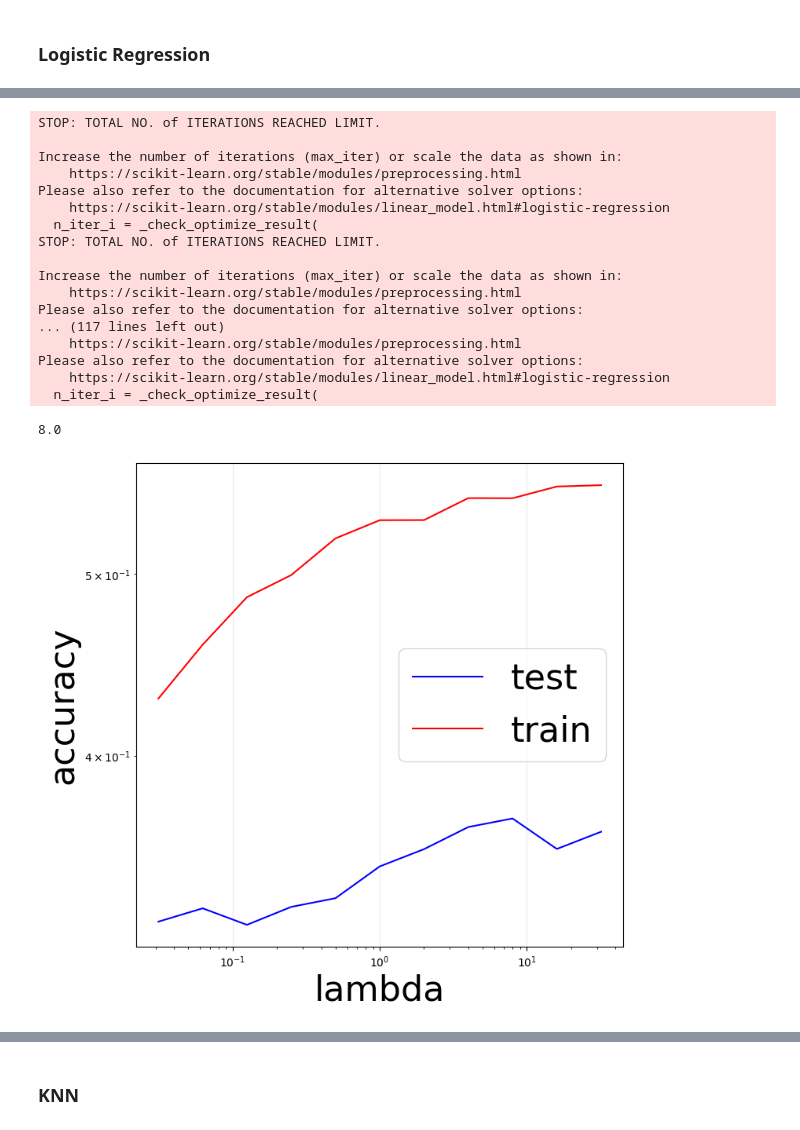
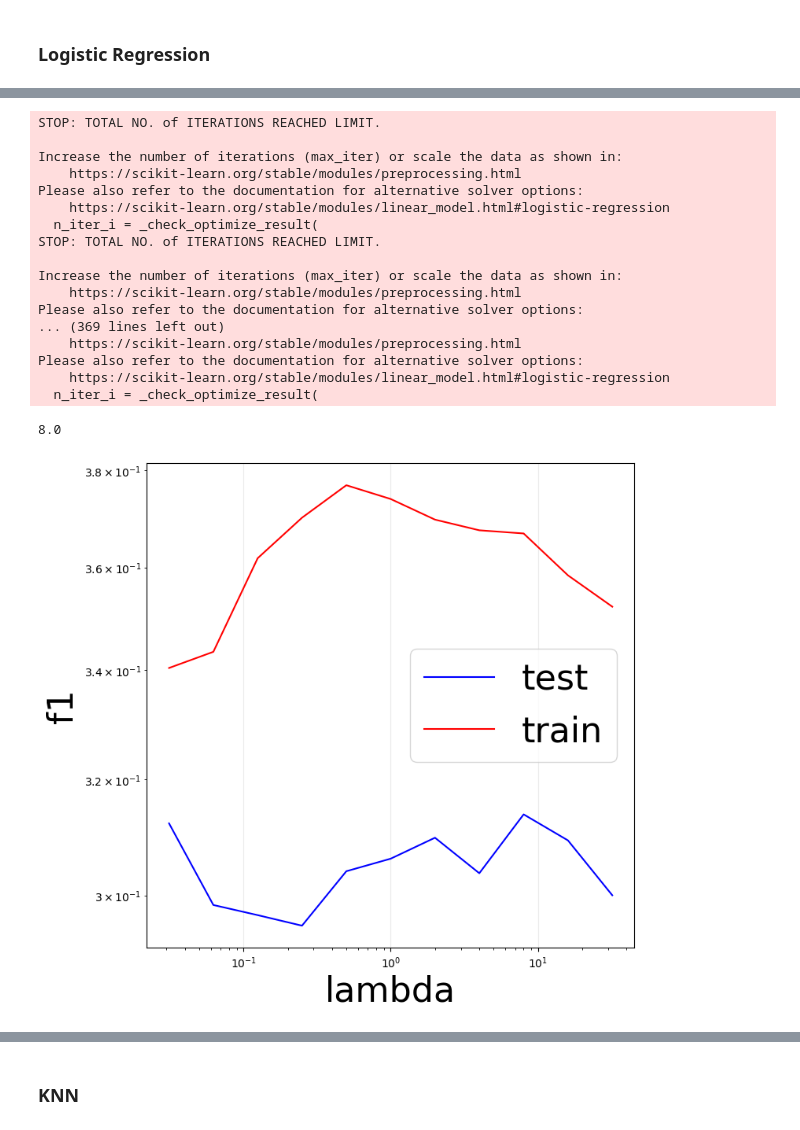
Before and after one commit to poojanv123/capp_ml_project, a Jupyter notebook: ML Project.ipynb, the cells around one changed output, grey strips where cells are left out. Saved outputs shown, nothing was run; the diff lists cells and outputs as text; code cells hidden in the pictures.

```diff
--- a/ML Project.ipynb
+++ b/ML Project.ipynb
@@ -476,6 +487,7 @@ from sklearn.model_selection import cross_validate
 # %% [markdown]
 ### Multilayer Perceptron
 # %%
+#Transform features
 scaler = StandardScaler()
-X_train = scaler.fit_transform(X_train)
-X_test = scaler.transform(X_test)
+X_train_mlp = scaler.fit_transform(X_train)
+X_test_mlp = scaler.transform(X_test)
@@ -497,4 +504,5 @@ Accuracy: 0.32
 # %%
+#Hyperparameter tuning of MLP
 parameter_space = {
     'hidden_layer_sizes': [(10,30,10),(20,40,60)],
     'activation': ['tanh', 'relu'],
@@ -502,6 +510,7 @@ parameter_space = {
     'alpha': [0.0001, 0.05],
     'learning_rate': ['constant','adaptive'],
 }
-clf = GridSearchCV(mlp, parameter_space, n_jobs=-1, cv=5)
-clf.fit(X, y) # X is train samples and y is the corresponding labels
-clf.best_params_
+clf = GridSearchCV(mlp, parameter_space,scoring='f1_weighted', n_jobs=-1, cv=5)
+clf.fit(X_train_mlp, y_train)
+mlp_best = clf.best_estimator_
+mlp_f1=clf.best_score_
@@ -517,0 +517,10 @@ clf.best_score_
+# %%
+#Best model and score along with cross-validation
+scores = cross_validate(mlp_best, X_test, y_test, scoring=['accuracy', 'f1_macro'], return_train_score=True)
+mean_train_f1 =  np.mean(scores['train_f1_macro'])
+mean_test_f1 = np.mean(scores['test_f1_macro'])
+mean_train_accuracy =  np.mean(scores['train_accuracy'])
+mean_test_accuracy = np.mean(scores['test_accuracy'])
+print("mean train score: {:.3f} test score: {:.3f}".format(mean_train_f1, mean_test_f1))
+mlp_best_f1 = mean_test_f1
+mlp_best_acc = mean_test_accuracy
@@ -528,42 +547,44 @@ accuracy_score(y_test, y_pred)*100
 # %%
 lambdas = np.logspace(5, -5, 11, base=2)
 best_score, best_lambda = 0, None
-mean_train_scores, mean_test_scores = [], []
+mean_train_f1, mean_test_f1, mean_train_accuracy, mean_test_accuracy = [], [],[],[]
 
-# TODO
 for l in lambdas:
     logreg = LogisticRegression(C=l)
-    scores = cross_validate(logreg, X_test, y_test,scoring=['accuracy', 'f1_macro'], return_train_score=True)  # TODO
-    mean_train_scores.append(np.mean(scores['train_f1_macro']))# TODO
-    mean_test_scores.append(np.mean(scores['test_f1_macro']))  # TODO
+    scores = cross_validate(logreg, X_test, y_test,scoring=['accuracy', 'f1_macro'], return_train_score=True)
+    mean_train_f1.append(np.mean(scores['train_f1_macro']))
+    mean_test_f1.append(np.mean(scores['test_f1_macro']))
+    mean_train_accuracy.append(np.mean(scores['train_accuracy']))
+    mean_test_accuracy.append(np.mean(scores['test_accuracy']))
 
-best_score = np.max(mean_test_scores)
-best_lambda = lambdas[np.where(mean_test_scores==best_score)][0]
+best_f1 = np.max(mean_test_f1)
+best_acc = np.max(mean_test_f1)
+best_lambda = lambdas[np.where(mean_test_f1==best_f1)][0]
 fig, ax = plt.subplots(nrows=1, ncols=1, figsize=(8,8))
-ax.loglog(lambdas, mean_test_scores, color="blue")
-ax.loglog(lambdas, mean_train_scores, color="red")
+ax.loglog(lambdas, mean_test_f1, color="blue")
+ax.loglog(lambdas, mean_train_f1, color="red")
 ax.grid(alpha=0.25)
 ax.set_xlabel("lambda", fontsize=32)
-ax.set_ylabel("accuracy", fontsize=32)
+ax.set_ylabel("f1", fontsize=32)
 ax.legend(["test", "train"], fontsize=32)
 print(best_lambda)
 # %% [output]
 STOP: TOTAL NO. of ITERATIONS REACHED LIMIT.
 
 Increase the number of iterations (max_iter) or scale the data as shown in:
     https://scikit-learn.org/stable/modules/preprocessing.html
 Please also refer to the documentation for alternative solver options:
     https://scikit-learn.org/stable/modules/linear_model.html#logistic-regression
   n_iter_i = _check_optimize_result(
 STOP: TOTAL NO. of ITERATIONS REACHED LIMIT.
 
 Increase the number of iterations (max_iter) or scale the data as shown in:
     https://scikit-learn.org/stable/modules/preprocessing.html
 Please also refer to the documentation for alternative solver options:
-... (117 lines left out)
+... (369 lines left out)
     https://scikit-learn.org/stable/modules/preprocessing.html
 Please also refer to the documentation for alternative solver options:
     https://scikit-learn.org/stable/modules/linear_model.html#logistic-regression
   n_iter_i = _check_optimize_result(
 8.0
-[figure, old version]
+[figure, new version]
```
Also changed, not shown: parts of 30 cells of this notebook.
